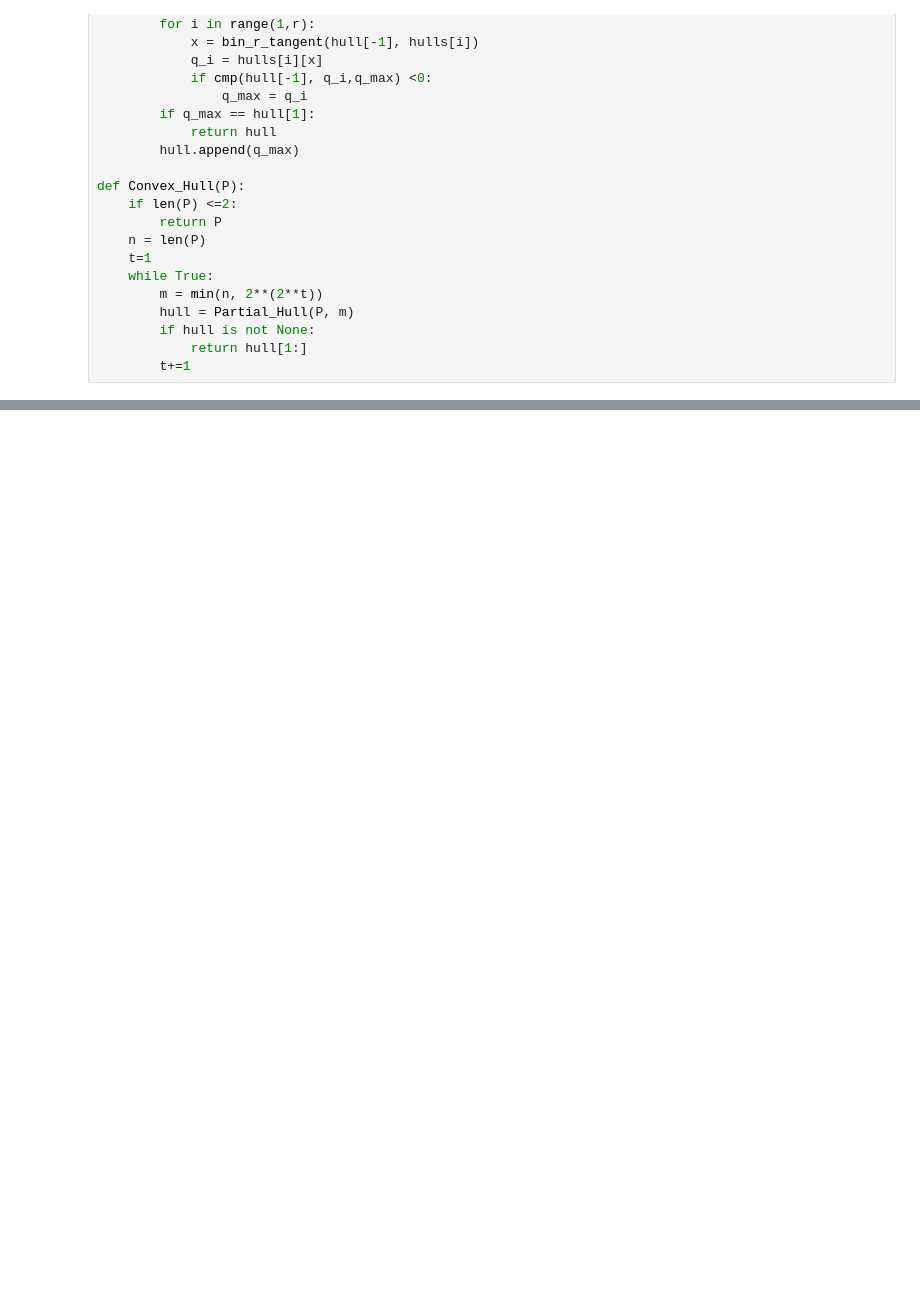
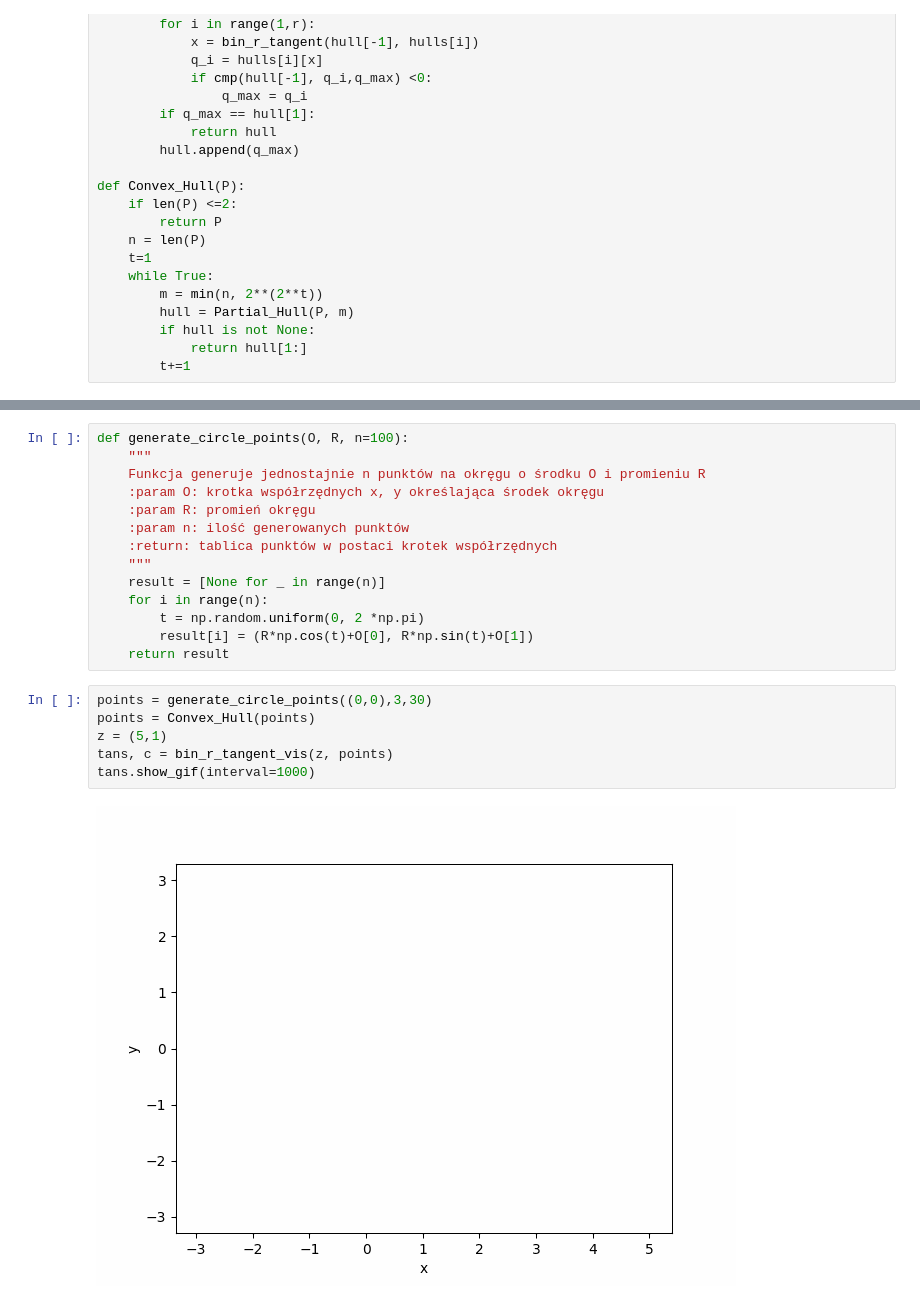
Before and after one commit to DEFALT314/geometric-algorithms-convex-hull, a Jupyter notebook: algosy/Chan.ipynb, the cells around one changed output, grey strips where cells are left out. Cells and saved outputs as stored; diff of their text form; blank space fills up the shorter version.

```diff
--- a/algosy/Chan.ipynb
+++ b/algosy/Chan.ipynb
@@ -272,0 +424,22 @@ Time: 5.089s
+# %%
+def generate_circle_points(O, R, n=100):
+    """
+    Funkcja generuje jednostajnie n punktów na okręgu o środku O i promieniu R
+    :param O: krotka współrzędnych x, y określająca środek okręgu
+    :param R: promień okręgu
+    :param n: ilość generowanych punktów
+    :return: tablica punktów w postaci krotek współrzędnych
+    """
+    result = [None for _ in range(n)]
+    for i in range(n):
+        t = np.random.uniform(0, 2 *np.pi)
+        result[i] = (R*np.cos(t)+O[0], R*np.sin(t)+O[1])
+    return result
+# %%
+points = generate_circle_points((0,0),3,30)
+points = Convex_Hull(points)
+z = (5,1)
+tans, c = bin_r_tangent_vis(z, points)
+tans.show_gif(interval=1000)
+# %% [output]
+[figure, added]
```
Also changed, not shown: parts of 7 cells of this notebook, 12 other files.
